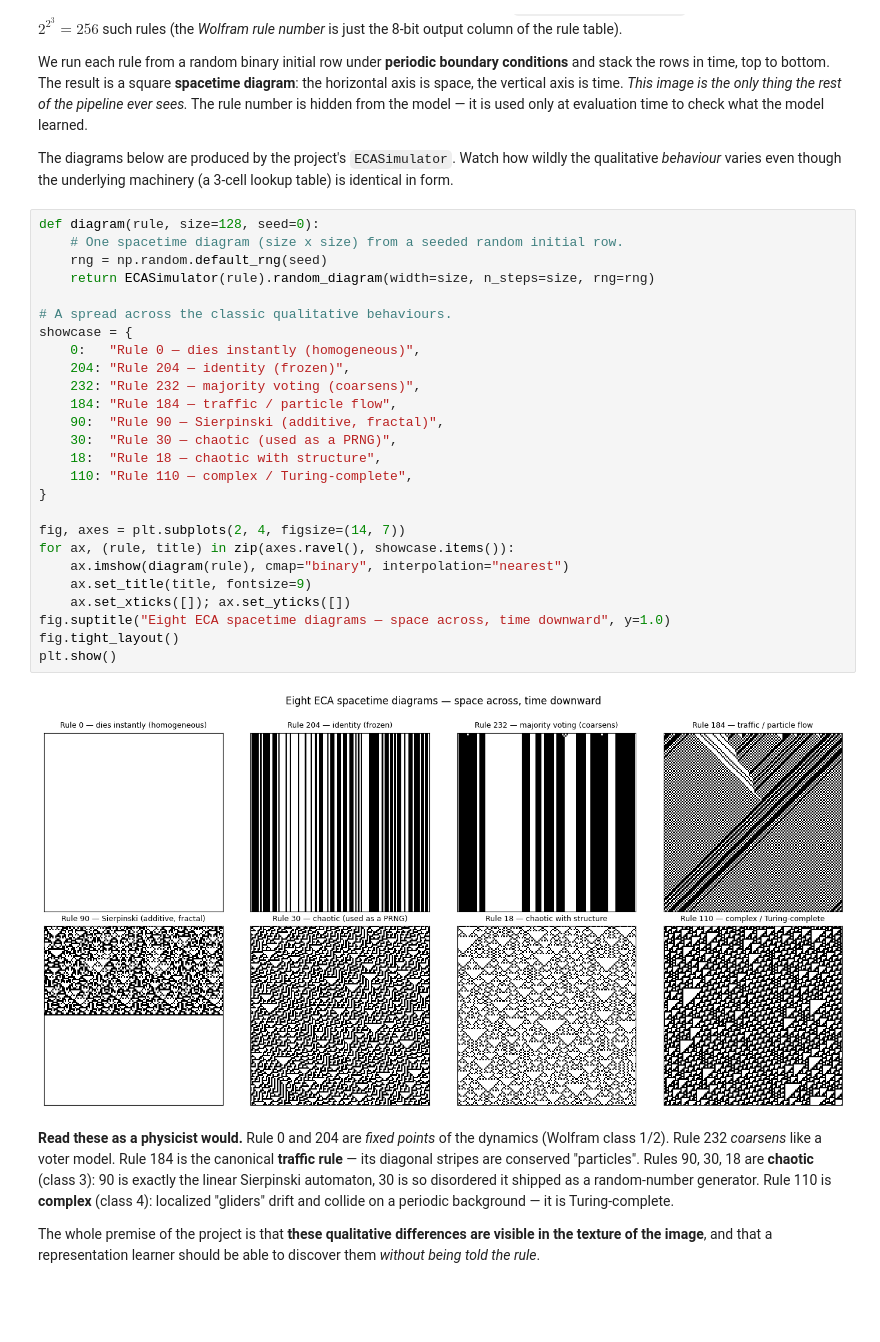
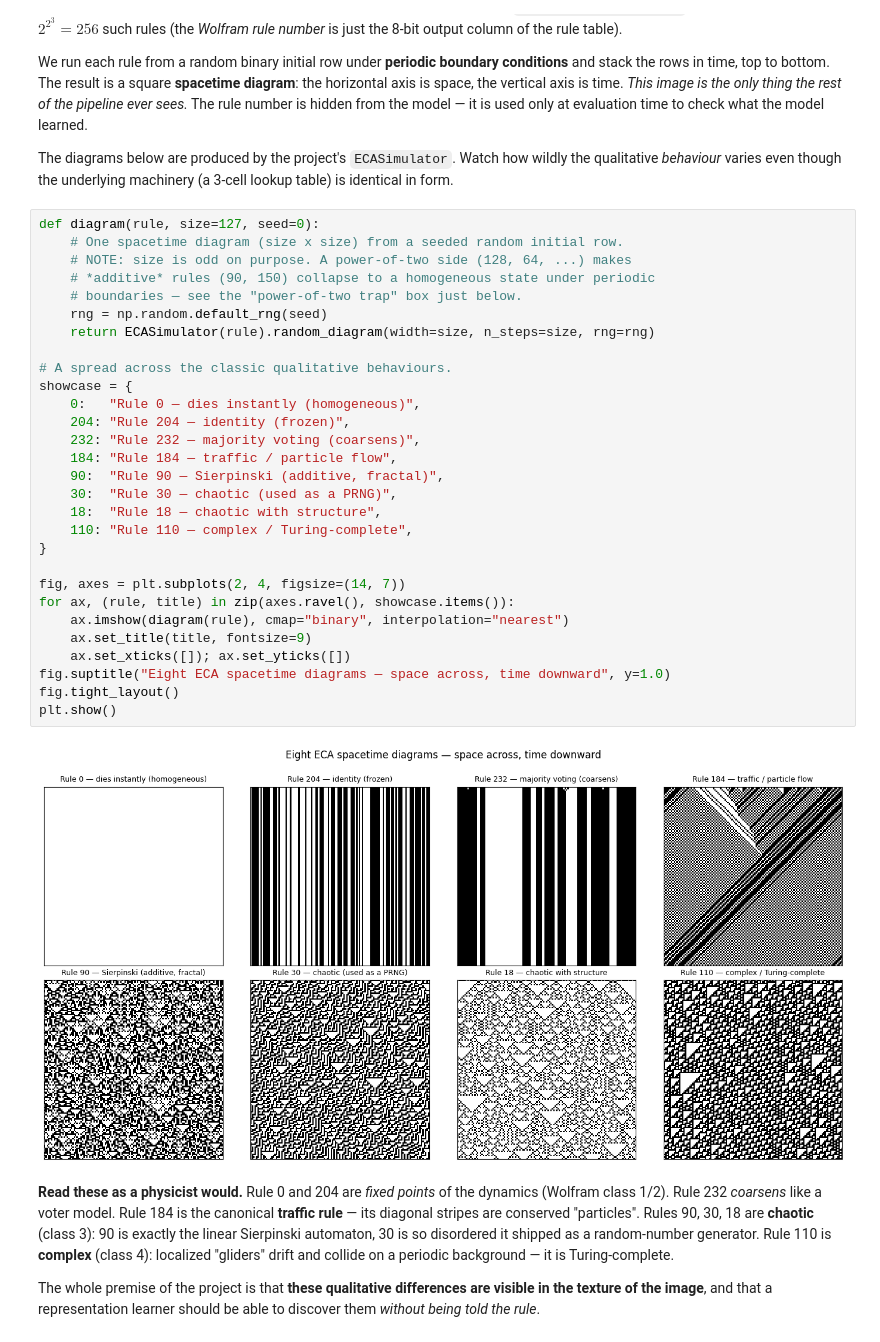
Before and after one commit to mrollier/caspectra, a Jupyter notebook: notebooks/01_problem_and_pipeline.ipynb, the cells around one changed output. Drawn from its saved outputs; the diff is of its cells as text; blank space fills up the shorter version.

```diff
--- a/notebooks/01_problem_and_pipeline.ipynb
+++ b/notebooks/01_problem_and_pipeline.ipynb
@@ -69,33 +69,36 @@ The diagrams below are produced by the project's `ECASimulator`. Watch how
 wildly the qualitative *behaviour* varies even though the underlying machinery
 (a 3-cell lookup table) is identical in form.
 # %%
-def diagram(rule, size=128, seed=0):
+def diagram(rule, size=127, seed=0):
     # One spacetime diagram (size x size) from a seeded random initial row.
+    # NOTE: size is odd on purpose. A power-of-two side (128, 64, ...) makes
+    # *additive* rules (90, 150) collapse to a homogeneous state under periodic
+    # boundaries — see the "power-of-two trap" box just below.
     rng = np.random.default_rng(seed)
     return ECASimulator(rule).random_diagram(width=size, n_steps=size, rng=rng)
 
 # A spread across the classic qualitative behaviours.
 showcase = {
     0:   "Rule 0 — dies instantly (homogeneous)",
     204: "Rule 204 — identity (frozen)",
     232: "Rule 232 — majority voting (coarsens)",
     184: "Rule 184 — traffic / particle flow",
     90:  "Rule 90 — Sierpinski (additive, fractal)",
     30:  "Rule 30 — chaotic (used as a PRNG)",
     18:  "Rule 18 — chaotic with structure",
     110: "Rule 110 — complex / Turing-complete",
 }
 
 fig, axes = plt.subplots(2, 4, figsize=(14, 7))
 for ax, (rule, title) in zip(axes.ravel(), showcase.items()):
     ax.imshow(diagram(rule), cmap="binary", interpolation="nearest")
     ax.set_title(title, fontsize=9)
     ax.set_xticks([]); ax.set_yticks([])
 fig.suptitle("Eight ECA spacetime diagrams — space across, time downward", y=1.0)
 fig.tight_layout()
 plt.show()
 # %% [output]
-[figure, old version]
+[figure, new version]
 # %% [markdown]
 **Read these as a physicist would.** Rule 0 and 204 are *fixed points* of the
 dynamics (Wolfram class 1/2). Rule 232 *coarsens* like a voter model. Rule 184
```
Also changed, not shown: parts of 10 cells of this notebook, 15 other files.
